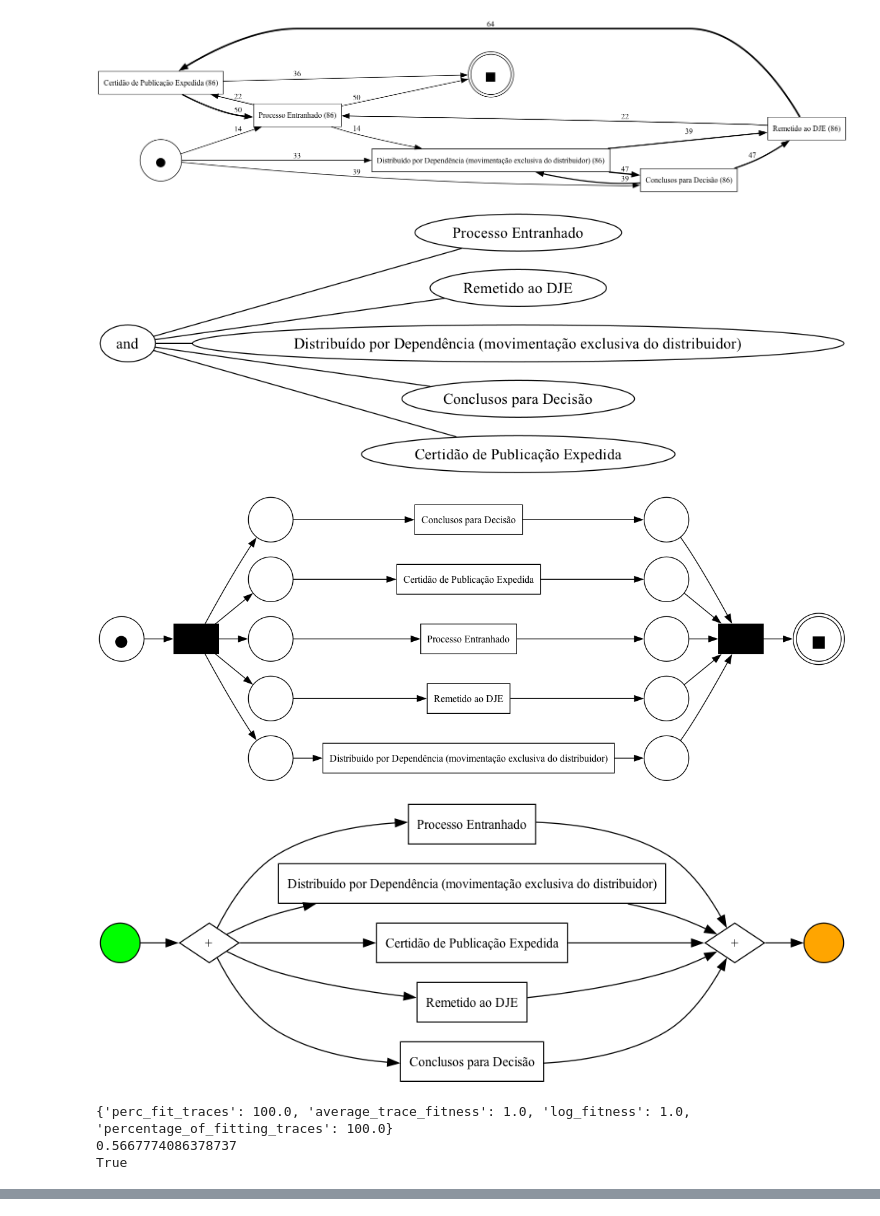
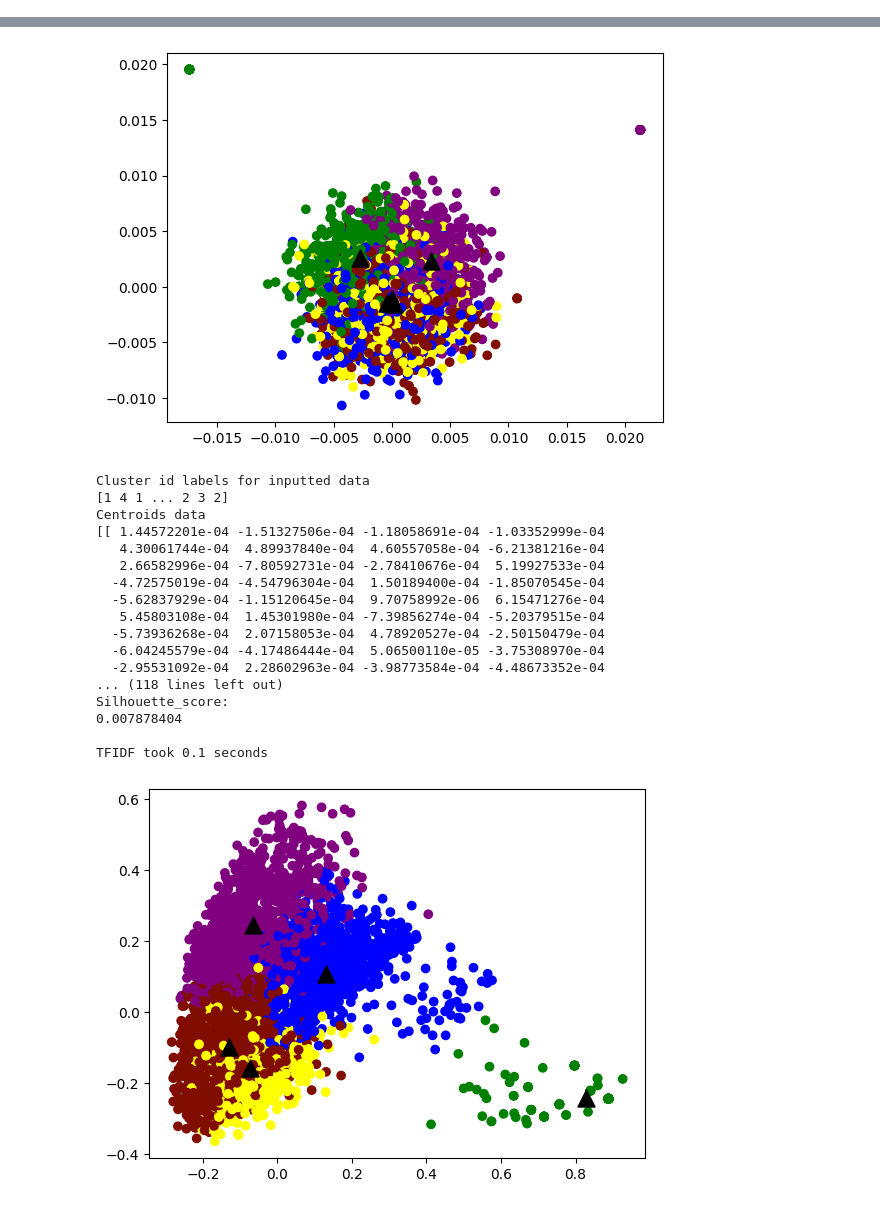
Before and after one commit to eduprivate/process_mining, a Jupyter notebook: pm4py_trace_clustering_juris.ipynb, the cells around one changed output, grey strips where cells are left out. Drawn from its saved outputs; the diff is of its cells as text; code cells hidden in the pictures.

Commit message:
add two methods of encoding, clusterize and plot space to compare

```diff
--- a/pm4py_trace_clustering_juris.ipynb
+++ b/pm4py_trace_clustering_juris.ipynb
@@ -68,24 +115,13 @@ bpmn_diagram = pm4py.convert_to_bpmn(petri_net, initial_marking, final_marking)
-# %%
-# the discovered process models are shown on the screen as .svg images
-pm4py.view_dfg(dfg, start_activities, end_activities, format='png')
-pm4py.view_process_tree(process_tree , format='png')
-pm4py.view_petri_net(petri_net, initial_marking, final_marking, format='png')
-pm4py.view_bpmn(bpmn_diagram, format='png')
-# %% [output]
-[figure, removed]
-[figure, removed]
-[figure, removed]
-[figure, removed]
-# %%
-# we compare the original log versus the discovered model
-fitness = pm4py.fitness_token_based_replay(filtered_log, petri_net, initial_marking, final_marking)
-precision = pm4py.precision_token_based_replay(filtered_log, petri_net, initial_marking, final_marking)
-print(fitness) # 0.984
-print(precision) # 0.758
-# we check if the discovered model is a sound workflow net
-is_sound_wfnet = pm4py.check_soundness(petri_net, initial_marking, final_marking)[0]
-print(is_sound_wfnet) # True
-# %% [output]
-{'perc_fit_traces': 100.0, 'average_trace_fitness': 1.0, 'log_fitness': 1.0, 'percentage_of_fitting_traces': 100.0}
-0.5667774086378737
-True
+# %%
+config = {
+  "vector_size": 100
+}
+
+encoding1 = run_doc2vec(config, event_log)
+#print(encoding)
+create_cluster(encoding1)
+
+encoding2 = run_tfidf(config, event_log)
+#print(encoding2)
+create_cluster(encoding2)
+# %% [output]
@@ -91,0 +129,19 @@ True
+[figure, added]
+Cluster id labels for inputted data
+[1 4 1 ... 2 3 2]
+Centroids data
+[[ 1.44572201e-04 -1.51327506e-04 -1.18058691e-04 -1.03352999e-04
+   4.30061744e-04  4.89937840e-04  4.60557058e-04 -6.21381216e-04
+   2.66582996e-04 -7.80592731e-04 -2.78410676e-04  5.19927533e-04
+  -4.72575019e-04 -4.54796304e-04  1.50189400e-04 -1.85070545e-04
+  -5.62837929e-04 -1.15120645e-04  9.70758992e-06  6.15471276e-04
+   5.45803108e-04  1.45301980e-04 -7.39856274e-04 -5.20379515e-04
+  -5.73936268e-04  2.07158053e-04  4.78920527e-04 -2.50150479e-04
+  -6.04245579e-04 -4.17486444e-04  5.06500110e-05 -3.75308970e-04
+  -2.95531092e-04  2.28602963e-04 -3.98773584e-04 -4.48673352e-04
+... (118 lines left out)
+Silhouette_score:
+0.007878404
+
+TFIDF took 0.1 seconds
+[figure, added]
```
Also changed, not shown: parts of 9 cells of this notebook, 4 other files.
